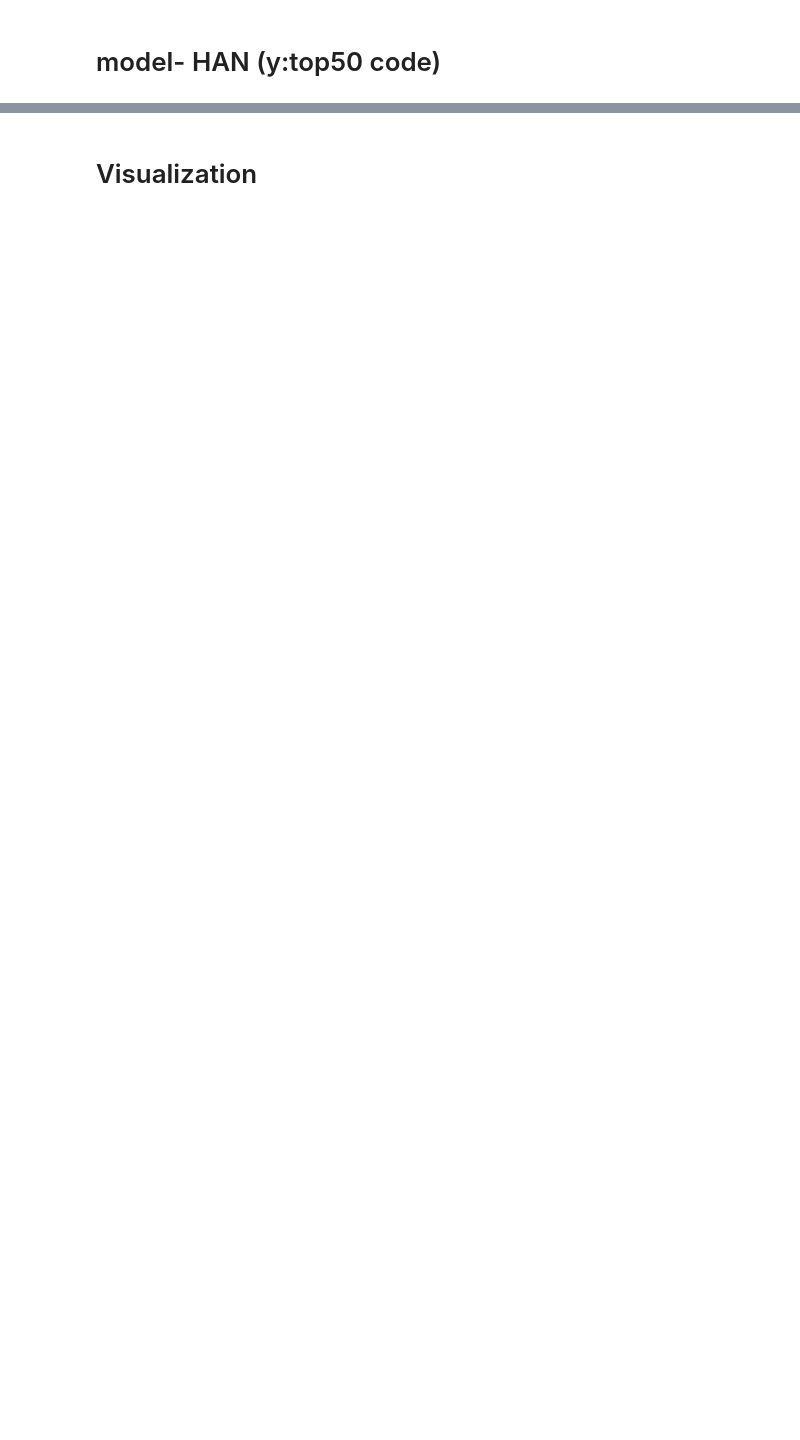
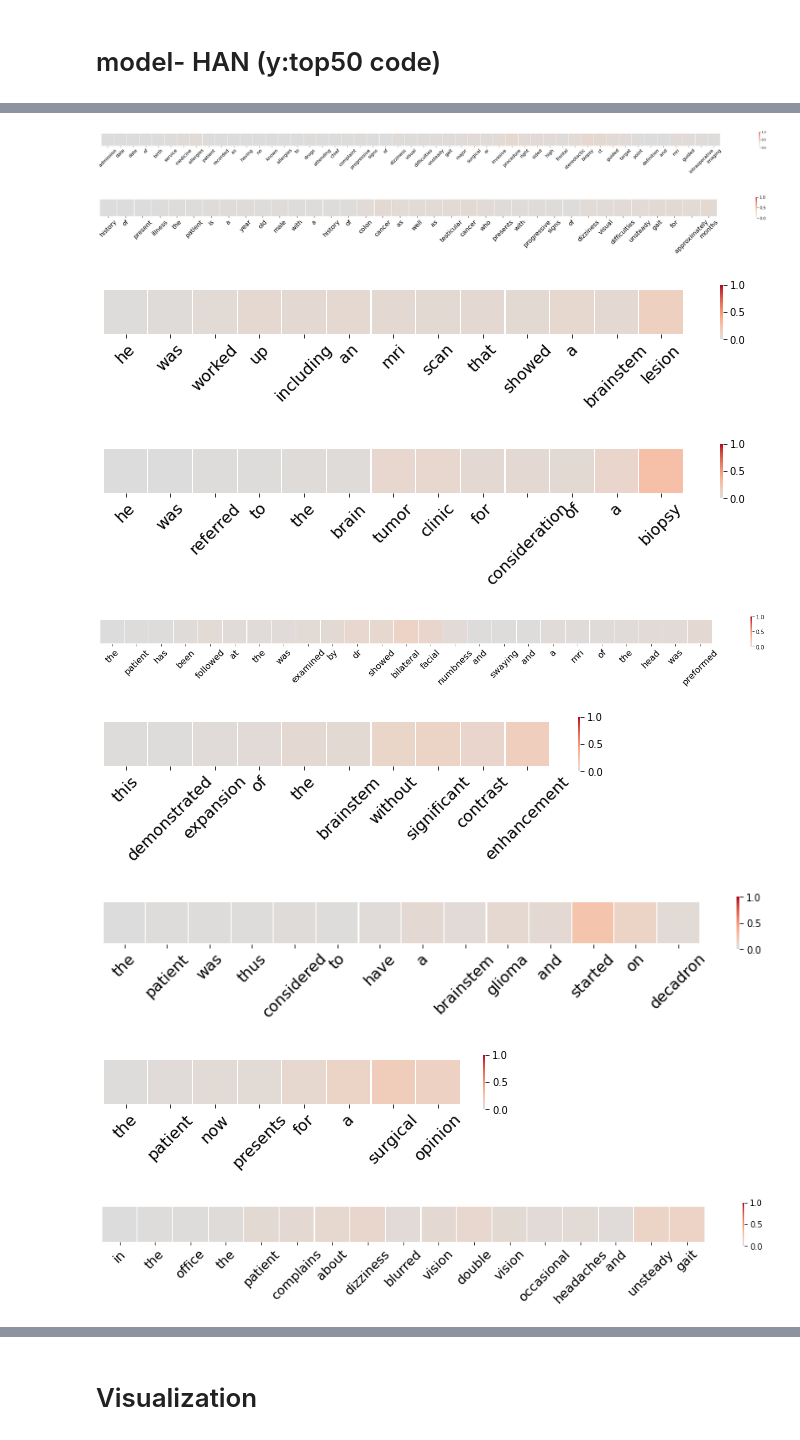
Before and after one commit to jaekyoungkim/my_project, a Jupyter notebook: HAN_applied_to_mimic3.ipynb, the cells around one changed output, grey strips where cells are left out. Cells and saved outputs as stored; diff of their text form; code cells hidden in the pictures; blank space fills up the shorter version.

```diff
--- a/HAN_applied_to_mimic3.ipynb
+++ b/HAN_applied_to_mimic3.ipynb
@@ -1107,2 +1077,17 @@ for word, i in tokenizer.word_index.items():
 # %% [markdown]
 # model- HAN (y:top50 code)
+# %%
+# y값이 50개의 컬럼들이 다 들어가게됨, train / test
+train_x_data = final_data['TEXT'][:800]
+train_y_data = final_data[['038.9','244.9', '250.00', '272.0', '272.4', '276.1', '276.2', '285.1', '285.9', '287.5', '305.1',
+                           '311', '33.24', '36.15', '37.22', '37.23', '38.91','38.93', '39.61', '39.95', '401.9', '403.90',
+                           '410.71', '412', '414.01','424.0', '427.31', '428.0', '45.13', '486', '496', '507.0', '511.9',
+                           '518.81', '530.81', '584.9', '585.9', '599.0', '88.56', '88.72', '96.04', '96.6', '96.71', '96.72',
+                           '99.04', '99.15', '995.92', 'V15.82', 'V45.81', 'V58.61']][:800]
+test_x_data = final_data['TEXT'][800:1000]
+test_y_data = final_data[['038.9','244.9', '250.00', '272.0', '272.4', '276.1', '276.2', '285.1', '285.9', '287.5', '305.1', '311', '33.24', '36.15', '37.22', '37.23', '38.91','38.93', '39.61', '39.95', '401.9', '403.90', '410.71', '412', '414.01','424.0', '427.31', '428.0', '45.13', '486', '496', '507.0', '511.9', '518.81', '530.81', '584.9', '585.9', '599.0', '88.56', '88.72', '96.04', '96.6', '96.71', '96.72', '99.04', '99.15', '995.92', 'V15.82', 'V45.81', 'V58.61']][800:1000]
+
+print("len(train_x_data): {}".format(len(train_x_data))) # 10000 / 8000
+print("len(test_x_data): {}".format(len(test_x_data))) #
+print("len(train_y_data): {}".format(len(train_y_data))) #
+print("len(test_y_data): {}".format(len(test_y_data))) #
@@ -1110,0 +1620,24 @@ for word, i in tokenizer.word_index.items():
+# %%
+# word attention 시각화
+def word_att_vis(review):         # review 에 text가 들어가게됨
+    tokenized_sentences = doc2hierarchical(review)  # model 에 넣을수 있는 형태로 변형시켜줌
+
+    # word attention만 가져오기
+    pred_attention = attention_extractor.predict(np.asarray([tokenized_sentences]))[0][0]
+    for sent_idx, sentence in enumerate(tokenized_sentences):
+        if sentence[-1] == 0:
+            continue
+
+        for word_idx in range(MAX_SENTENCE_LENGTH):
+            if sentence[word_idx] != 0:
+                words = [word_rev_index[word_id] for word_id in sentence[word_idx:]]
+                pred_att = pred_attention[sent_idx][-len(words):]
+                pred_att = np.expand_dims(pred_att, axis=0)
+                break
+
+        fig, ax = plt.subplots(figsize=(len(words), 1))
+        plt.rc('xtick', labelsize=16)
+        midpoint = (max(pred_att[:, 0]) - min(pred_att[:, 0])) / 2
+        heatmap = sn.heatmap(pred_att, xticklabels=words, yticklabels=False, square=True, linewidths=0.1, cmap='coolwarm', center=midpoint, vmin=0, vmax=1)
+        plt.xticks(rotation=45)
+        plt.show()
@@ -1110,0 +1682,3 @@ for word, i in tokenizer.word_index.items():
+# %%
+# sent1="Absolute perfection end game !! Good acting performance to all the characters. Great cgi's. Truly epic & perfect ending to a long journey of marvel movie. Go see it you wont regret it !! Perfection Marvel Endgame !!"
+sent1 = train_x_data[5];sent1
@@ -1110,0 +1687,13 @@ for word, i in tokenizer.word_index.items():
+# %%
+#1.
+word_att_vis(sent1)
+# %% [output]
+[figure, added]
+[figure, added]
+[figure, added]
+[figure, added]
+[figure, added]
+[figure, added]
+[figure, added]
+[figure, added]
+[figure, added]
```
Also changed, not shown: parts of 53 cells of this notebook.
